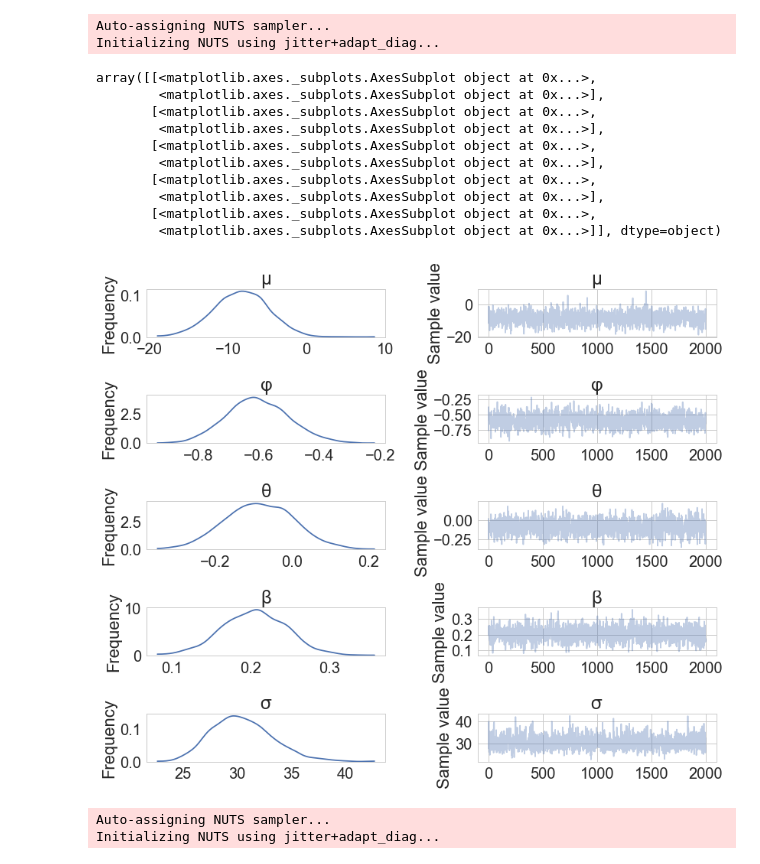
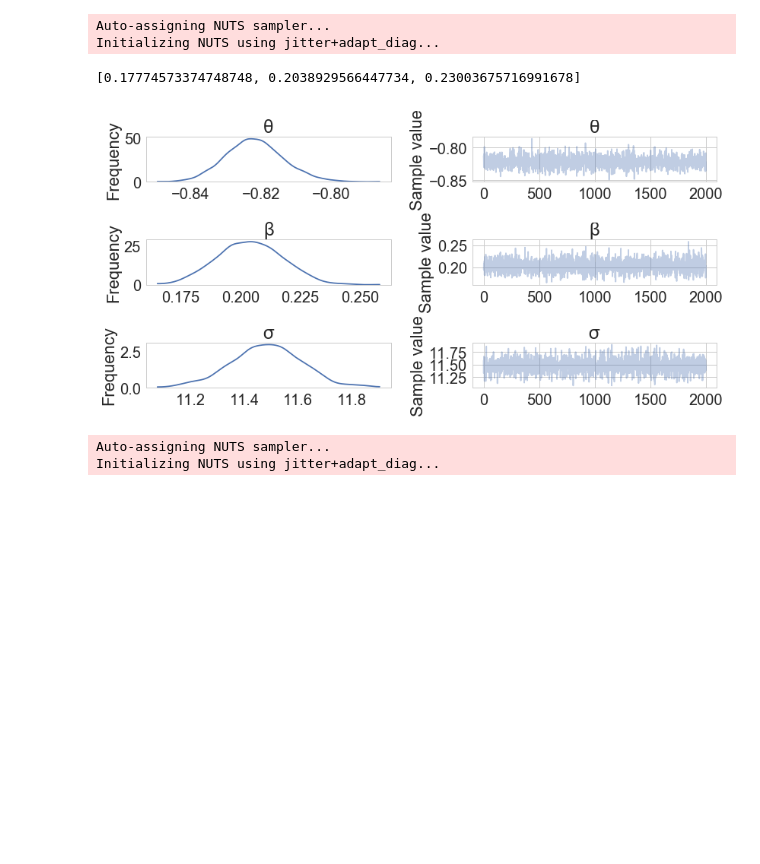
Before and after one commit to drewfustin/talks__time-series-experiments, a Jupyter notebook: Interrupted Time Series.ipynb, the cells around one changed output. Cells and saved outputs as stored; diff of their text form; code cells hidden in the pictures; blank space fills up the shorter version.

```diff
--- a/Interrupted Time Series.ipynb
+++ b/Interrupted Time Series.ipynb
@@ -78,60 +85,48 @@ sns.despine()
 # %%
 import pymc3 as pm
 from theano import scan, shared
 import theano.tensor as tt
 
-# (1, 1, 1)
-# (φ, _, θ)
+def build_model(X, treatment_start, treatment_observations):
+    time_seen = pd.to_datetime(treatment_start) + pd.DateOffset(treatment_observations - 1)
+    y = shared(X[:time_seen].values)
+    y_switch = shared(X[:time_seen].index < treatment_start)
+    with pm.Model() as i1ma1:
+        σ = pm.HalfCauchy('σ', beta=2.)
+        θ = pm.Normal('θ', 0., sd=2.)
+        β = pm.Normal('β', 0., sd=5.)
 
-def build_model(X, treatment_start):
-    y = shared(X.values)
-    y_switch = shared(X.index <= treatment_start)
-    with pm.Model() as arma_model:
-        μ = pm.Normal('μ', 0., sd=10.)
-        σ = pm.HalfCauchy('σ', 5.)
-        φ = pm.Normal('φ', 0., sd=2.)
-        θ = pm.Normal('θ', 0., sd=2.)
-        β = pm.Normal('β', 0., sd=2.)
+        y_adj = tt.switch(y_switch, y, y - tt.dot(y, β))
 
-        y = tt.switch(y_switch, y, y - tt.dot(y, β))
+        ε0 = tt.zeros_like(y_adj)
 
-        # (1 - φB) * (1 - B) y[t] = (1 + θB) * ε[t]
-        # (1 - B - φB + φB2) y[t] = (1 + θB) * ε[t]
-        # ε[t] = y[t] - y[t-1] - φ * y[t-1] + φ * y[t-2] - θ * ε[t-1]
-        # ν[t] = y[t] - ε[t]
-        # ν[t] = (1 + φ) * y[t-1] - φ * y[t-2] + θ * ε[t-1]
-        ε0 = y[0] - μ
-
-        def calc_next(y_lag0, y_lag1, y_lag2, ε, μ, φ, θ):
-            ν = μ + (1 + φ) * y_lag1 - φ * y_lag2 + θ * ε
-            return y_lag0 - ν
+        def calc_next(y_lag1, y_lag0, ε, θ):
+            return y_lag0 - y_lag1 - θ * ε
 
         ε, _ = scan(fn=calc_next,
-                    sequences=dict(input=y, taps=[-2, -1, 0]),
+                    sequences=dict(input=y_adj, taps=[-1, 0]),
                     outputs_info=[ε0],
-                    non_sequences=[μ, φ, θ])
+                    non_sequences=[θ])
 
         pm.Potential('like', pm.Normal.dist(0, sd=σ).logp(ε))
-    return arma_model
+    return i1ma1
 
-with build_model(response, treatment_start):
+treatment_observations = 1
+with build_model(df['transactions_with_response'],
+                 treatment_start,
+                 treatment_observations):
     trace = pm.sample(2000)
 
 pm.traceplot(trace, combined=True)
+print('[{lower}, {expectation}, {upper}]'.format(
+    expectation=trace['β'].mean(),
+    lower=np.percentile(trace['β'], (1 - 0.95) / 2 * 100),
+    upper=np.percentile(trace['β'], (1 - (1 - 0.95) / 2) * 100)))
 # %% [output]
 Auto-assigning NUTS sampler...
 Initializing NUTS using jitter+adapt_diag...
-array([[<matplotlib.axes._subplots.AxesSubplot object at 0x...>,
-        <matplotlib.axes._subplots.AxesSubplot object at 0x...>],
-       [<matplotlib.axes._subplots.AxesSubplot object at 0x...>,
-        <matplotlib.axes._subplots.AxesSubplot object at 0x...>],
-       [<matplotlib.axes._subplots.AxesSubplot object at 0x...>,
-        <matplotlib.axes._subplots.AxesSubplot object at 0x...>],
-       [<matplotlib.axes._subplots.AxesSubplot object at 0x...>,
-        <matplotlib.axes._subplots.AxesSubplot object at 0x...>],
-       [<matplotlib.axes._subplots.AxesSubplot object at 0x...>,
-        <matplotlib.axes._subplots.AxesSubplot object at 0x...>]], dtype=object)
+[0.17774573374748748, 0.2038929566447734, 0.23003675716991678]
-[figure, old version]
+[figure, new version]
 # %%
 import pymc3 as pm
 import theano.tensor as tt
```
Also changed, not shown: parts of 3 cells of this notebook, 8 other files.
